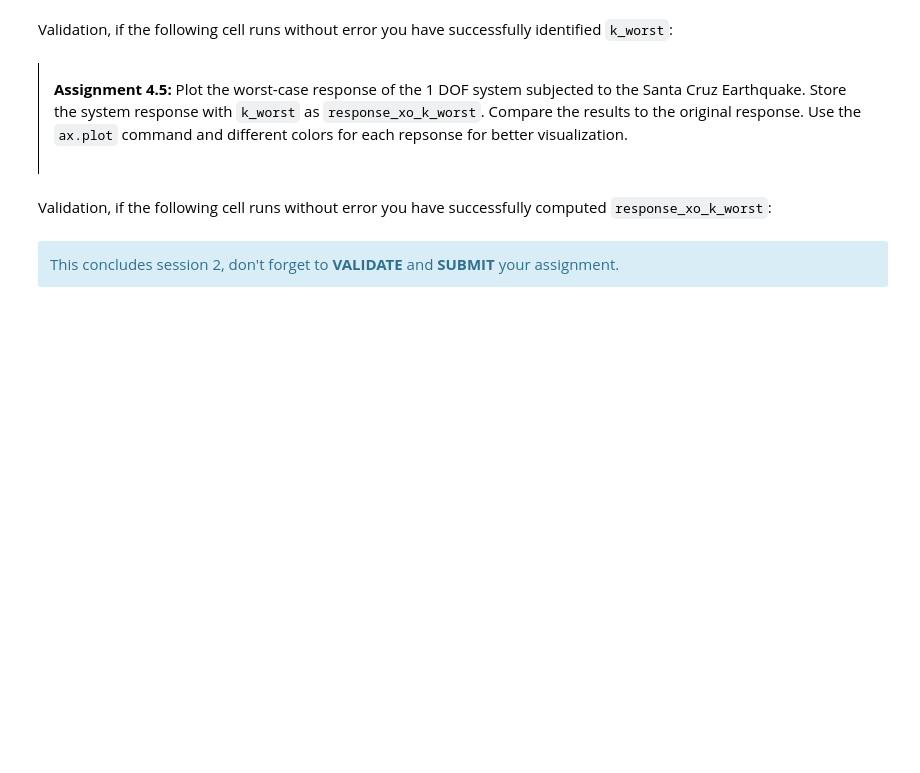
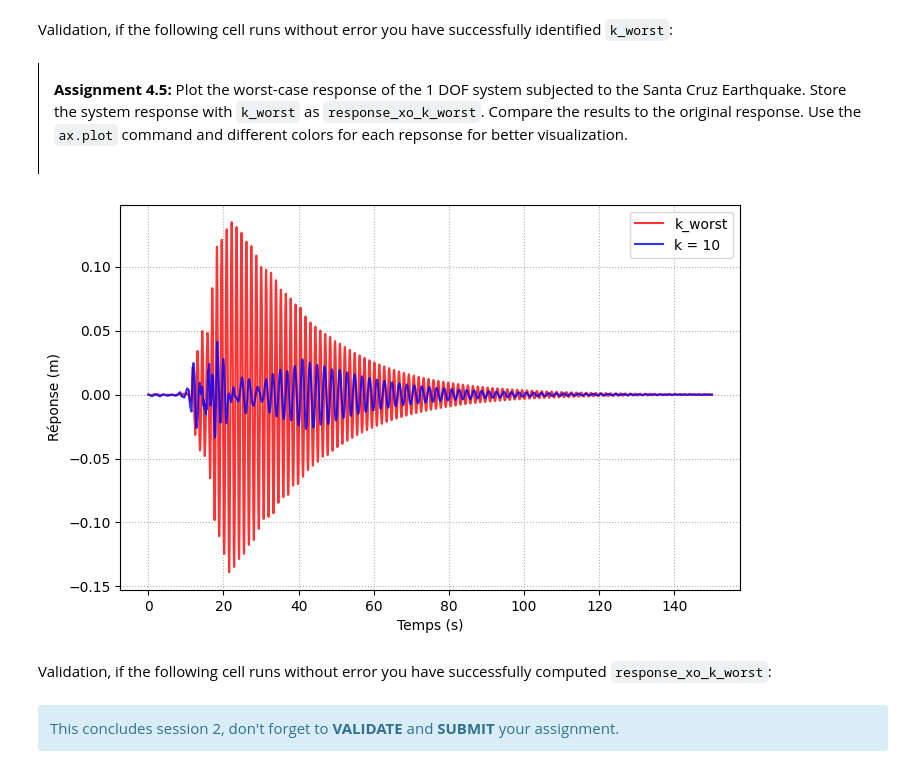
Before and after one commit to Hadain183/MV2627_Exercises, a Jupyter notebook: Session2_SDOF/session2.ipynb, the cells around one changed output. Saved outputs shown, nothing was run; the diff lists cells and outputs as text; code cells hidden in the pictures; blank space fills up the shorter version.

```diff
--- a/Session2_SDOF/session2.ipynb
+++ b/Session2_SDOF/session2.ipynb
@@ -687,6 +723,12 @@ _ = ax.legend()
 # %% [markdown]
 Write in the cell below the value of the worst spring stiffness you found in your plot.
 # %%
-k_worst = None
+k_worst = 0
+maxptp = 0
 # YOUR CODE HERE
-raise NotImplementedError()
+for ki in k_range:
+  ptp2 = np.ptp(response_to_base_excitation (1,0.1,ki,x_o_acc,t))
+  if ptp2 > maxptp:
+    maxptp = ptp2
+    k_worst = ki
+print(k_worst)
@@ -703,10 +747,28 @@ assert k_worst < 100, "`k_worst` was limited to a maximum of 100N/m"
 
 <b>Assignment 4.5:</b> Plot the worst-case response of the 1 DOF system subjected to the Santa Cruz Earthquake. Store the system response with `k_worst` as `response_xo_k_worst`. Compare the results to the original response. Use the `ax.plot` command and different colors for each repsonse for better visualization.
 # %%
-response_xo_k_worst = None # Compute the response_to_base_excitation with k_worst
+response_xo_k_worst = response_to_base_excitation(1,0.1,k_worst,x_o_acc,t) # Compute the response_to_base_excitation with k_worst
 
 # YOUR CODE HERE
-raise NotImplementedError()
+t =  df['time (s)'] # time vector of Santa Cruz earthquake
+x_o_acc = df['acc (m/s2)'] # acceleration of Santa Cruz earthquake
+response_xo = response_to_base_excitation(1,0.1,10,x_o_acc,t)# response to Santa Cruz earthquake
+
+# YOUR CODE HERE
+
+fig, ax = plt.subplots(figsize=(8, 5))
+
+ax.plot(t, response_xo_k_worst, color='red', label='k_worst', alpha=0.8)
+ax.plot(t, response_xo, color='blue', label='k = 10', alpha=0.8)
+
+ax.set_xlabel('Temps (s)')
+ax.set_ylabel('Réponse (m)')
+ax.grid(which='both', linestyle=':')
+ax.legend()
+
+plt.show()
+# %% [output]
+[figure, added]
 # %% [markdown]
 Validation, if the following cell runs without error you have successfully computed `response_xo_k_worst`:
 # %%
```
Also changed, not shown: parts of 24 cells of this notebook.
